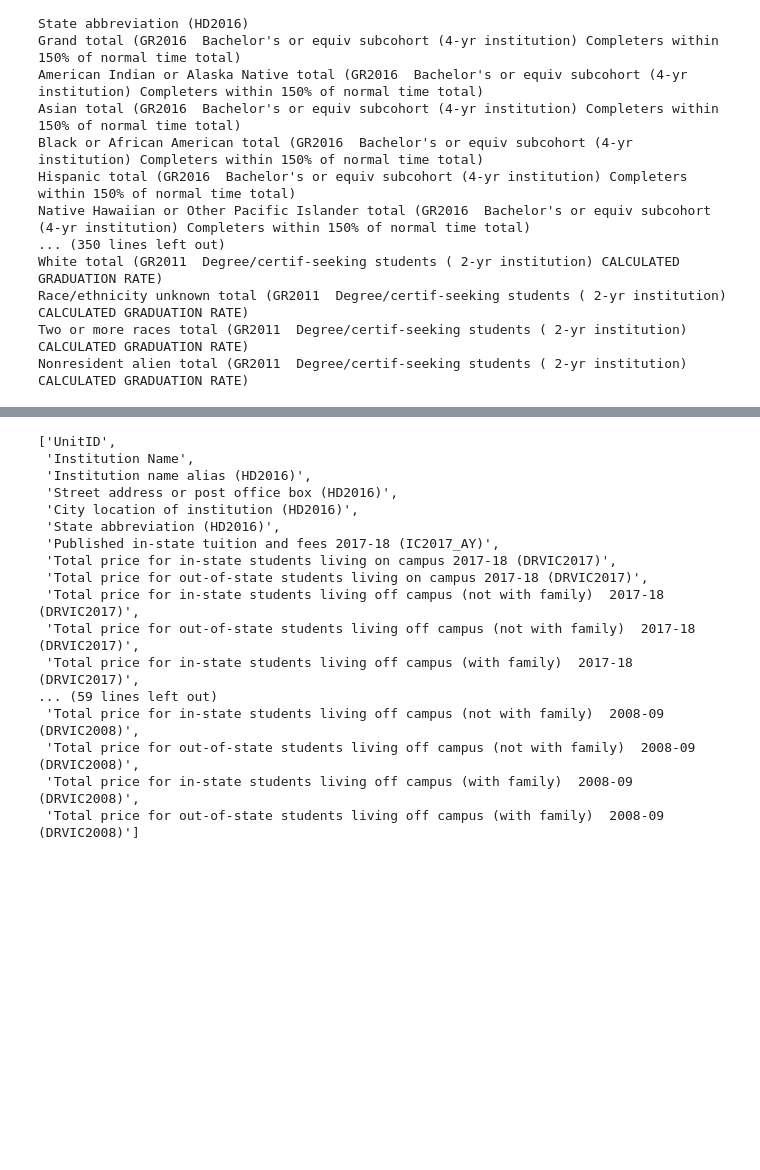
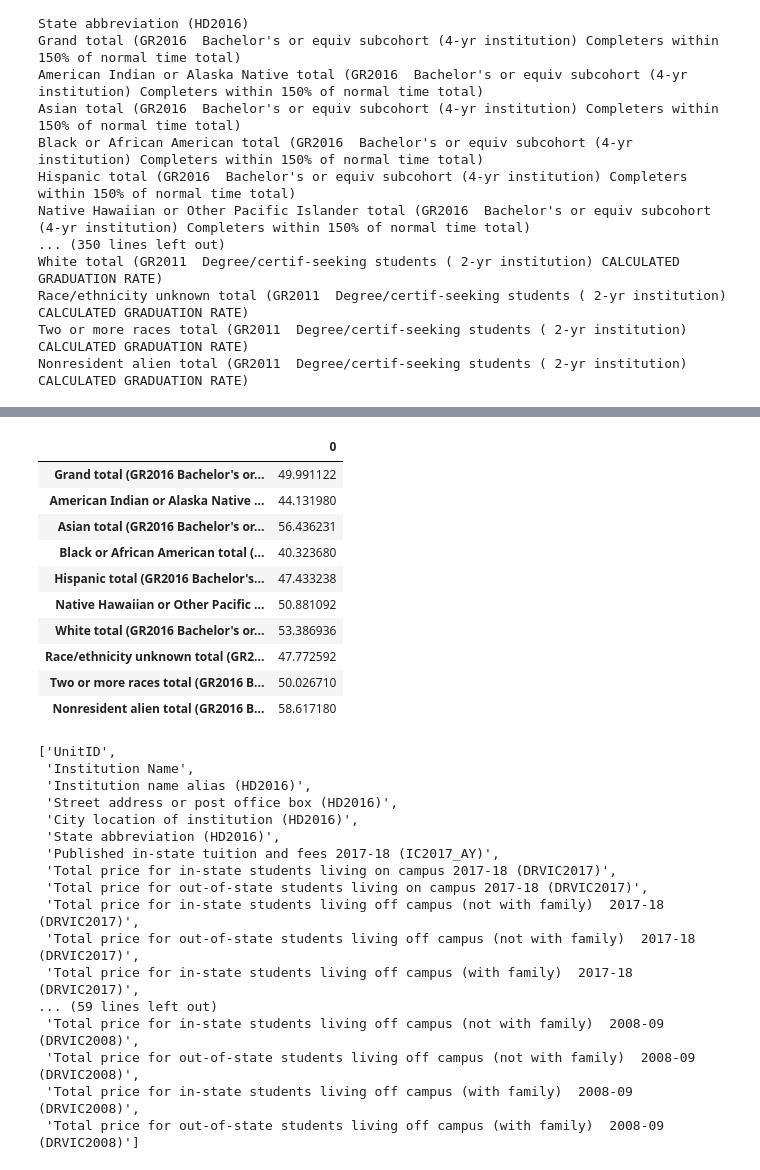
Before and after one commit to mthalken/Tuition_Analysis, a Jupyter notebook: cleaning_csv's.ipynb, the cells around one changed output, grey strips where cells are left out. Cells and saved outputs as stored; diff of their text form; code cells hidden in the pictures; blank space fills up the shorter version.

```diff
--- a/cleaning_csv's.ipynb
+++ b/cleaning_csv's.ipynb
@@ -429,0 +350,30 @@ final_rates_2011.to_csv("Resources/Data/2011_rates.csv", index_label='UnitID')
+# %%
+#2016 rates
+final_rates = filt_rates(grad_rates_df, '2016', '4-yr')
+final_rates.dropna(axis=0, thresh=6, inplace=True)
+
+columns = final_rates.columns.to_list()[6:]
+
+final_rates_2016 = final_rates.dropna(subset=columns, thresh=1).reset_index(drop=True)
+
+avg_2016 = []
+
+for column in final_rates_2016:
+    avg = final_rates_2016.mean()
+    for column in avg:
+        calc = avg.filter(regex='CALCULATED')
+
+avg_2016 = pd.DataFrame(calc)
+avg_2016
+# %% [output]
+|  | 0 |
+| Grand total (GR2016 Bachelor's or... | 49.991122 |
+| American Indian or Alaska Native ... | 44.131980 |
+| Asian total (GR2016 Bachelor's or... | 56.436231 |
+| Black or African American total (... | 40.323680 |
+| Hispanic total (GR2016 Bachelor's... | 47.433238 |
+| Native Hawaiian or Other Pacific ... | 50.881092 |
+| White total (GR2016 Bachelor's or... | 53.386936 |
+| Race/ethnicity unknown total (GR2... | 47.772592 |
+| Two or more races total (GR2016 B... | 50.026710 |
+| Nonresident alien total (GR2016 B... | 58.617180 |
```
Also changed, not shown: parts of 37 cells of this notebook.
